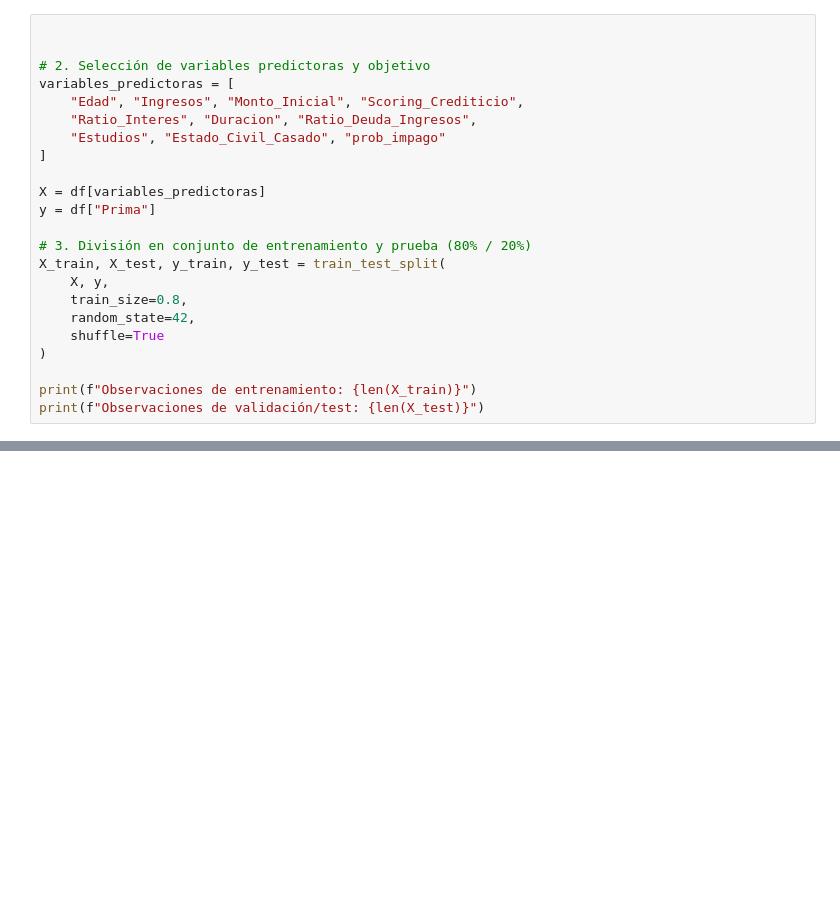
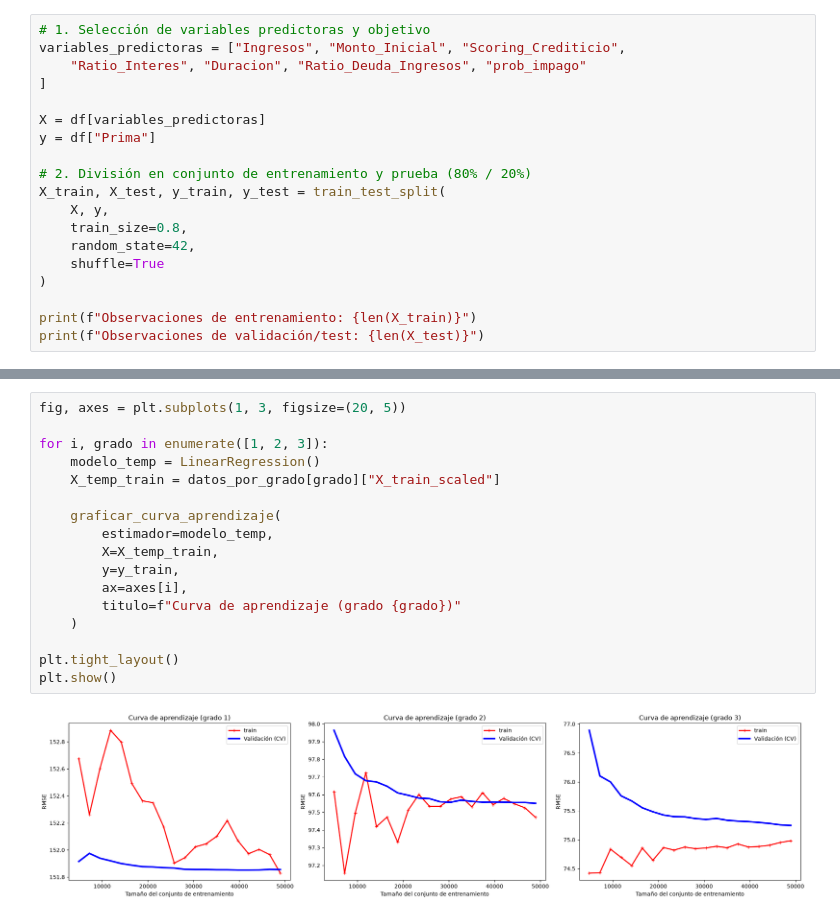
Before and after one commit to nereaaloria-ctrl/RETO-5-Verde-Claro, a Jupyter notebook: modelo de regresion polinomica final.ipynb, the cells around one changed output, grey strips where cells are left out. Saved outputs shown, nothing was run; the diff lists cells and outputs as text; blank space fills up the shorter version.

```diff
--- a/modelo de regresion polinomica final.ipynb
+++ b/modelo de regresion polinomica final.ipynb
@@ -19,17 +272,13 @@ df
 # %%
-
-
-# 2. Selección de variables predictoras y objetivo
-variables_predictoras = [
-    "Edad", "Ingresos", "Monto_Inicial", "Scoring_Crediticio",
-    "Ratio_Interes", "Duracion", "Ratio_Deuda_Ingresos",
-    "Estudios", "Estado_Civil_Casado", "prob_impago"
+# 1. Selección de variables predictoras y objetivo
+variables_predictoras = ["Ingresos", "Monto_Inicial", "Scoring_Crediticio",
+    "Ratio_Interes", "Duracion", "Ratio_Deuda_Ingresos", "prob_impago"
 ]
 
 X = df[variables_predictoras]
 y = df["Prima"]
 
-# 3. División en conjunto de entrenamiento y prueba (80% / 20%)
+# 2. División en conjunto de entrenamiento y prueba (80% / 20%)
 X_train, X_test, y_train, y_test = train_test_split(
     X, y,
     train_size=0.8,
@@ -292,0 +370,19 @@ display(dataframe_resultados_regularizacion)
+# %%
+fig, axes = plt.subplots(1, 3, figsize=(20, 5))
+
+for i, grado in enumerate([1, 2, 3]):
+    modelo_temp = LinearRegression()
+    X_temp_train = datos_por_grado[grado]["X_train_scaled"]
+
+    graficar_curva_aprendizaje(
+        estimador=modelo_temp,
+        X=X_temp_train,
+        y=y_train,
+        ax=axes[i],
+        titulo=f"Curva de aprendizaje (grado {grado})"
+    )
+
+plt.tight_layout()
+plt.show()
+# %% [output]
+[figure, added]
```
Also changed, not shown: parts of 36 cells of this notebook, 2 other files.
